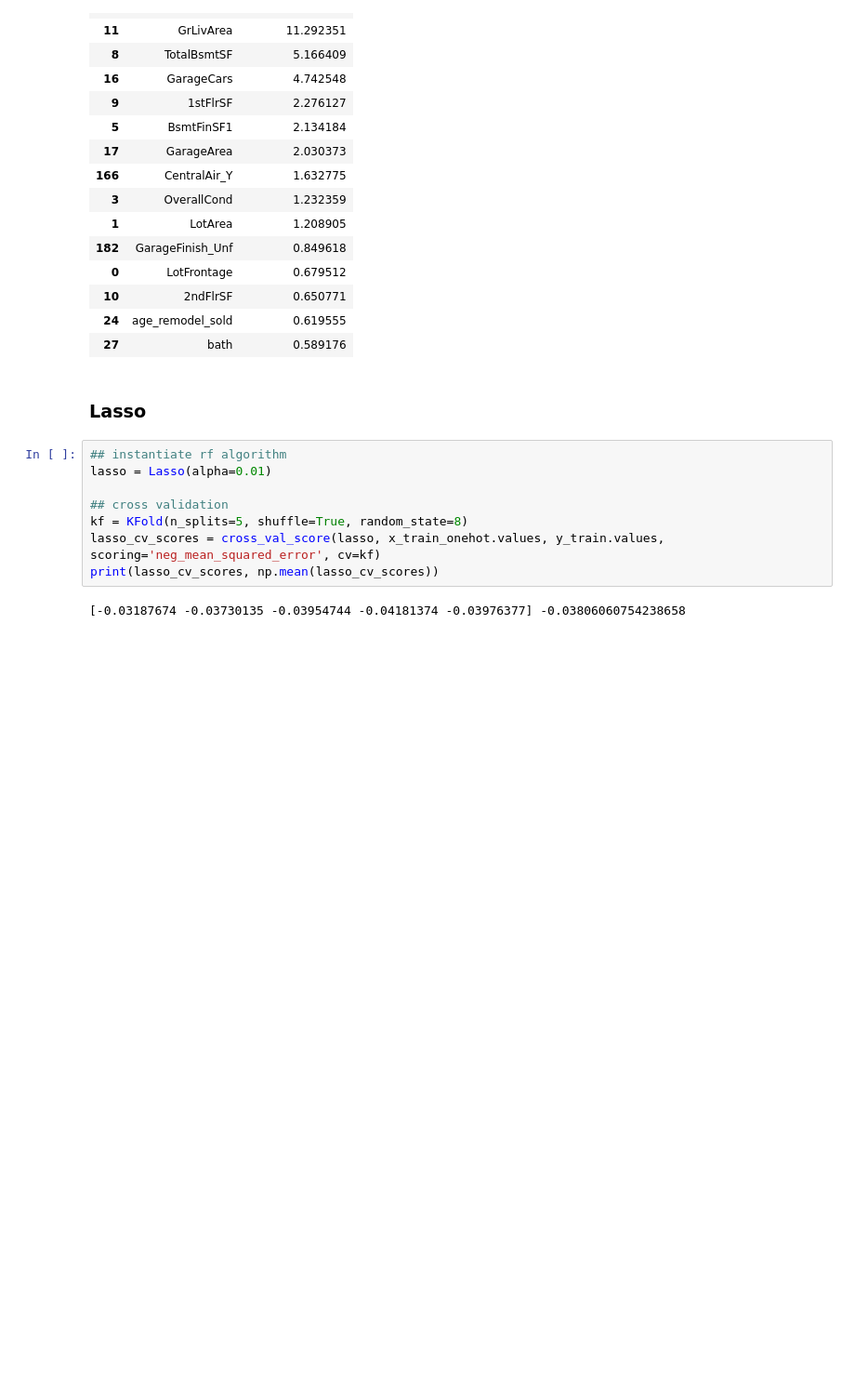
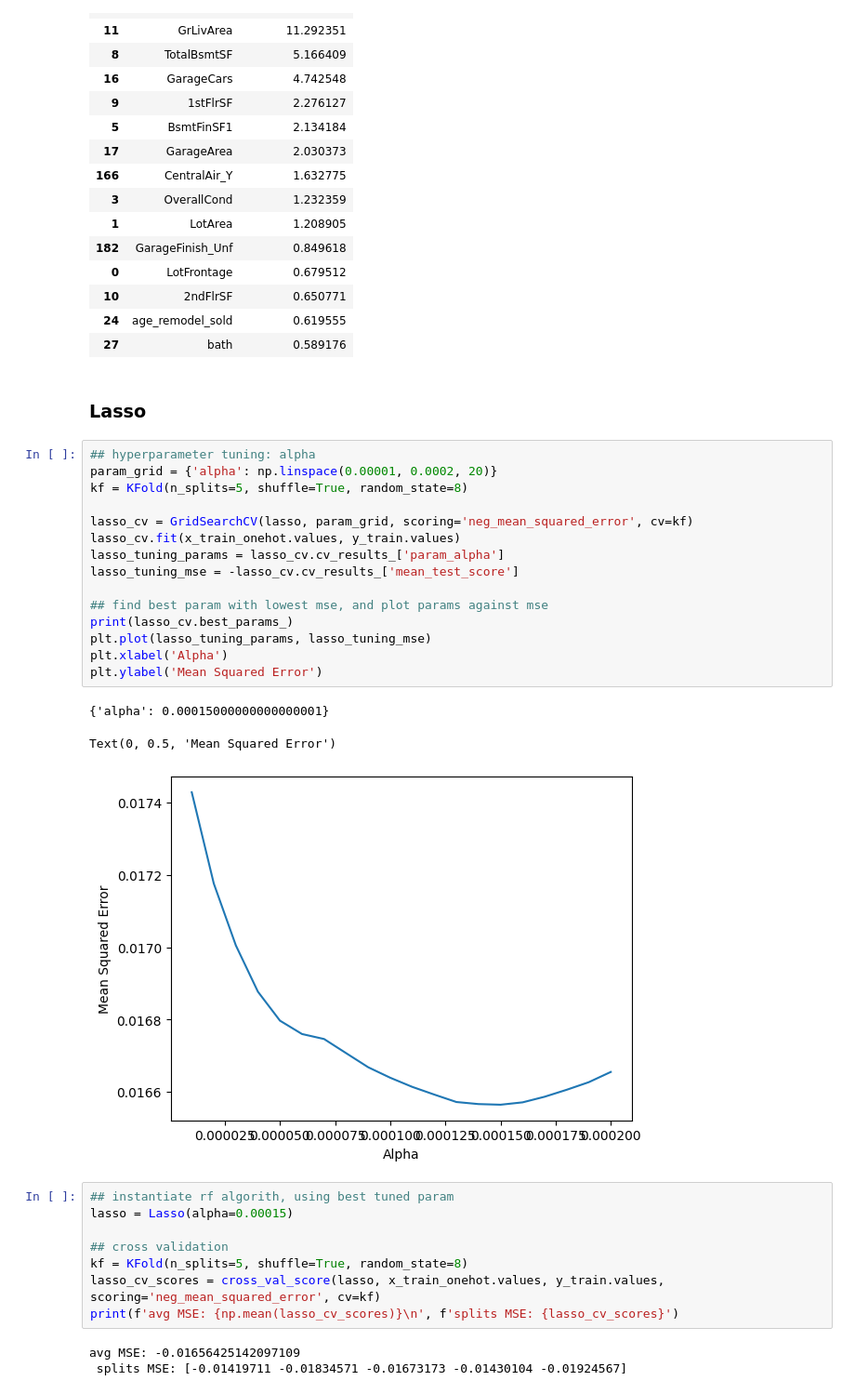
Before and after one commit to stephanie-yz/House-Prices, a Jupyter notebook: 03 Model Selection.ipynb, the cells around one changed output. Shown: that part at 93% size. Saved outputs shown, nothing was run; the diff lists cells and outputs as text; blank space fills up the shorter version.

Commit message:
lasso alpha tuning

```diff
--- a/03 Model Selection.ipynb
+++ b/03 Model Selection.ipynb
@@ -117,13 +118,33 @@ rf_ft_imp.sort_values(by='Gini Importance', ascending=False).head(15)
 | 27 | bath | 0.589176 |
 # %% [markdown]
 ### Lasso
+# %%
+## hyperparameter tuning: alpha
+param_grid = {'alpha': np.linspace(0.00001, 0.0002, 20)}
+kf = KFold(n_splits=5, shuffle=True, random_state=8)
+
+lasso_cv = GridSearchCV(lasso, param_grid, scoring='neg_mean_squared_error', cv=kf)
+lasso_cv.fit(x_train_onehot.values, y_train.values)
+lasso_tuning_params = lasso_cv.cv_results_['param_alpha']
+lasso_tuning_mse = -lasso_cv.cv_results_['mean_test_score']
+
+## find best param with lowest mse, and plot params against mse
+print(lasso_cv.best_params_)
+plt.plot(lasso_tuning_params, lasso_tuning_mse)
+plt.xlabel('Alpha')
+plt.ylabel('Mean Squared Error')
+# %% [output]
+{'alpha': 0.00015000000000000001}
+Text(0, 0.5, 'Mean Squared Error')
+[figure, added]
 # %%
-## instantiate rf algorithm
-lasso = Lasso(alpha=0.01)
+## instantiate rf algorith, using best tuned param
+lasso = Lasso(alpha=0.00015)
 
 ## cross validation
 kf = KFold(n_splits=5, shuffle=True, random_state=8)
 lasso_cv_scores = cross_val_score(lasso, x_train_onehot.values, y_train.values, scoring='neg_mean_squared_error', cv=kf)
-print(lasso_cv_scores, np.mean(lasso_cv_scores))
+print(f'avg MSE: {np.mean(lasso_cv_scores)}\n', f'splits MSE: {lasso_cv_scores}')
 # %% [output]
-[-0.03187674 -0.03730135 -0.03954744 -0.04181374 -0.03976377] -0.03806060754238658
+avg MSE: -0.01656425142097109
+ splits MSE: [-0.01419711 -0.01834571 -0.01673173 -0.01430104 -0.01924567]
```
Also changed, not shown: parts of 1 cell of this notebook.
